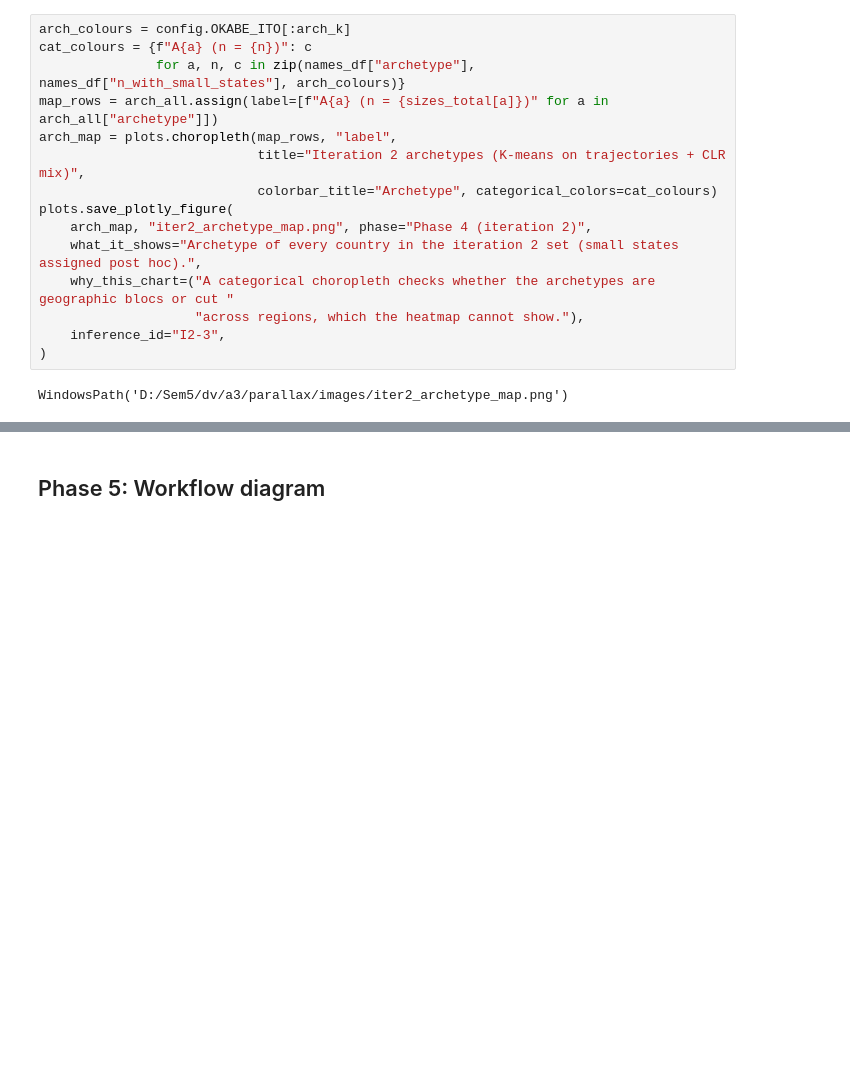
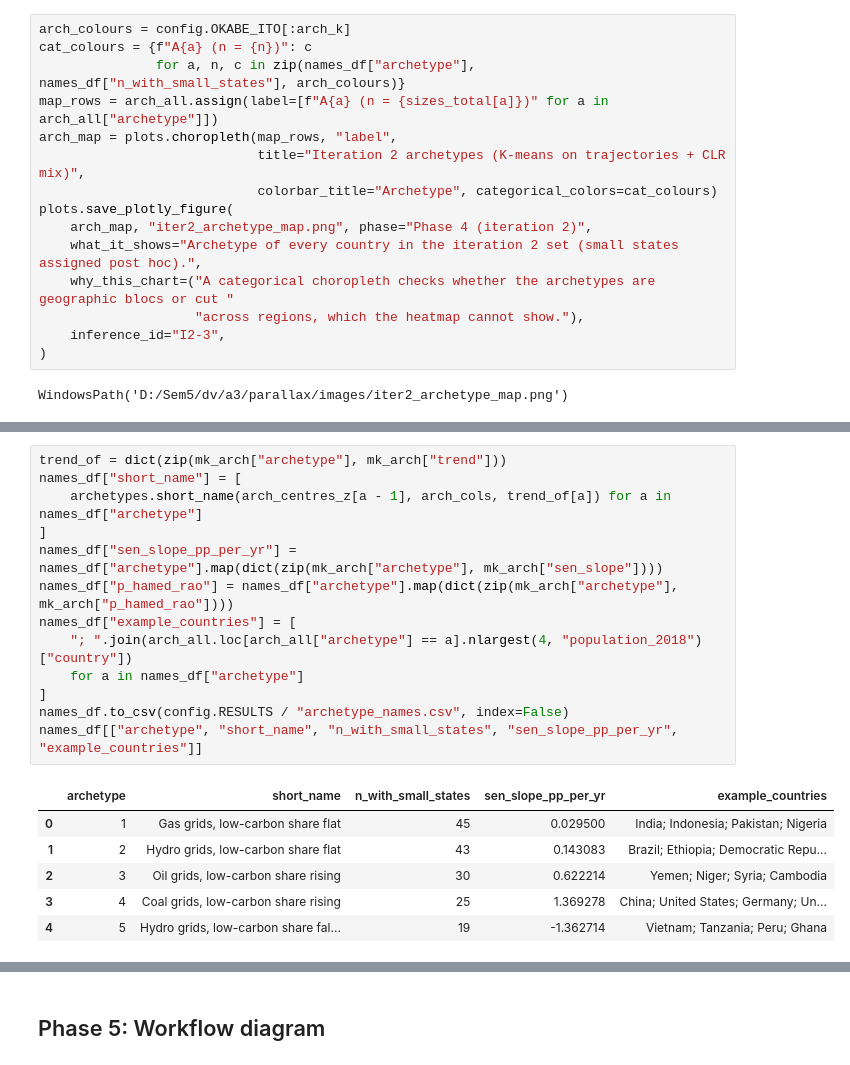
Before and after one commit to GOW444/parallax, a Jupyter notebook: notebooks/A3_workflow.ipynb, the cells around one changed output, grey strips where cells are left out. Saved outputs shown, nothing was run; the diff lists cells and outputs as text; blank space fills up the shorter version.

```diff
--- a/notebooks/A3_workflow.ipynb
+++ b/notebooks/A3_workflow.ipynb
@@ -2523,0 +2528,20 @@ mk_arch.round(4)
+# %%
+trend_of = dict(zip(mk_arch["archetype"], mk_arch["trend"]))
+names_df["short_name"] = [
+    archetypes.short_name(arch_centres_z[a - 1], arch_cols, trend_of[a]) for a in names_df["archetype"]
+]
+names_df["sen_slope_pp_per_yr"] = names_df["archetype"].map(dict(zip(mk_arch["archetype"], mk_arch["sen_slope"])))
+names_df["p_hamed_rao"] = names_df["archetype"].map(dict(zip(mk_arch["archetype"], mk_arch["p_hamed_rao"])))
+names_df["example_countries"] = [
+    "; ".join(arch_all.loc[arch_all["archetype"] == a].nlargest(4, "population_2018")["country"])
+    for a in names_df["archetype"]
+]
+names_df.to_csv(config.RESULTS / "archetype_names.csv", index=False)
+names_df[["archetype", "short_name", "n_with_small_states", "sen_slope_pp_per_yr", "example_countries"]]
+# %% [output]
+|  | archetype | short_name | n_with_small_states | sen_slope_pp_per_yr | example_countries |
+| 0 | 1 | Gas grids, low-carbon share flat | 45 | 0.029500 | India; Indonesia; Pakistan; Nigeria |
+| 1 | 2 | Hydro grids, low-carbon share flat | 43 | 0.143083 | Brazil; Ethiopia; Democratic Repu... |
+| 2 | 3 | Oil grids, low-carbon share rising | 30 | 0.622214 | Yemen; Niger; Syria; Cambodia |
+| 3 | 4 | Coal grids, low-carbon share rising | 25 | 1.369278 | China; United States; Germany; Un... |
+| 4 | 5 | Hydro grids, low-carbon share fal... | 19 | -1.362714 | Vietnam; Tanzania; Peru; Ghana |
```
Also changed, not shown: parts of 17 cells of this notebook, 24 other files.
